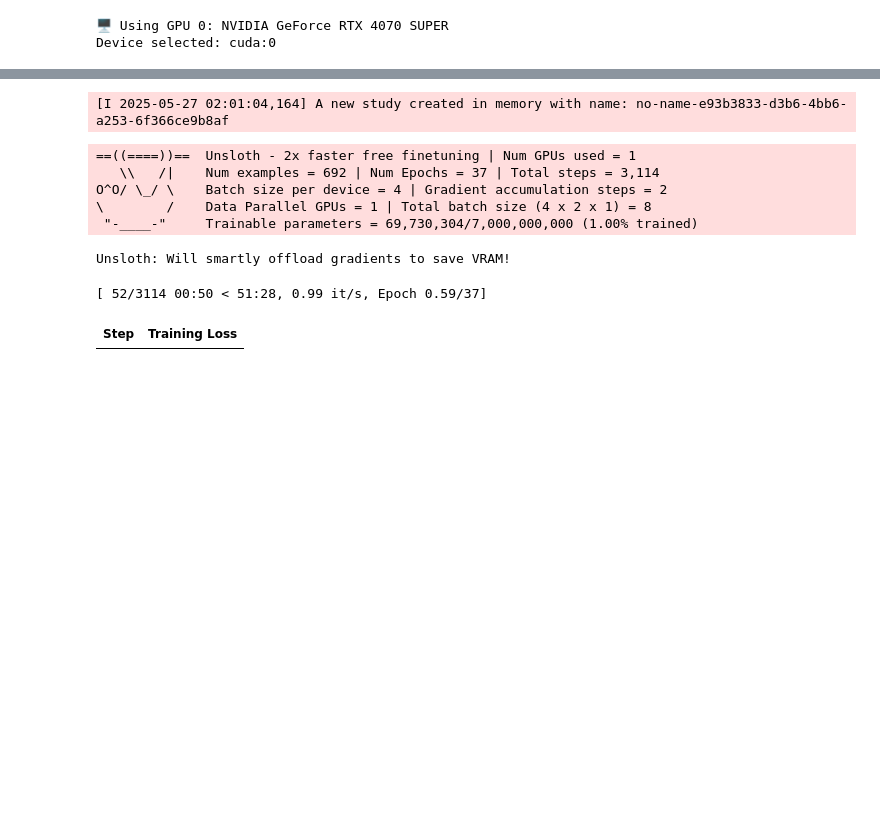
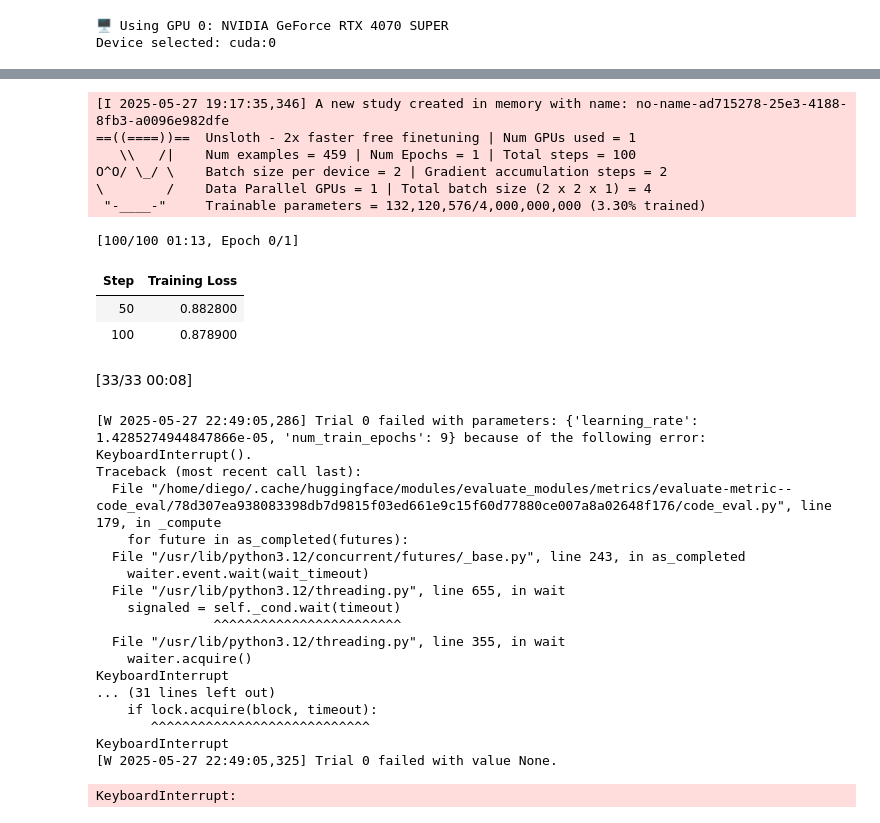
Before and after one commit to Elcasvi/Code-Fixer-LLM-Agent, a Jupyter notebook: fine-tuning-LLM/unsloth-fine-hyper-parameters-tuning.ipynb, the cells around one changed output, grey strips where cells are left out. Saved outputs shown, nothing was run; the diff lists cells and outputs as text; code cells hidden in the pictures; blank space fills up the shorter version.

Commit message:
Add tests file

```diff
--- a/fine-tuning-LLM/unsloth-fine-hyper-parameters-tuning.ipynb
+++ b/fine-tuning-LLM/unsloth-fine-hyper-parameters-tuning.ipynb
@@ -5,7 +5,7 @@ os.environ["TOKENIZERS_PARALLELISM"] = "false"
 os.environ["HF_ALLOW_CODE_EVAL"] = "1"
 # %%
 from datasets import load_dataset
-dataset_path = "dataset/dataset_curation_agent/unit_tests_output.jsonl"
+dataset_path = "dataset/dataset_curation_agent/valid_codes.jsonl"
 dataset = load_dataset("json", data_files=dataset_path, split="train")
 
 dataset = dataset.shuffle(seed=42)
@@ -114,7 +107,7 @@ Device selected: cuda:0
 # %%
 from unsloth import FastLanguageModel
 model, tokenizer = FastLanguageModel.from_pretrained(
-    model_name = "unsloth/Qwen3-1.7B-unsloth-bnb-4bit",
+    model_name = "unsloth/Qwen3-4B-unsloth-bnb-4bit",
     max_seq_length = 512,   # Context length - can be longer, but uses more memory
     load_in_4bit = True,     # 4bit uses much less memory
     load_in_8bit = False,    # A bit more accurate, uses 2x memory
@@ -335,9 +321,10 @@ def objective(trial):
     num_epochs = trial.suggest_int("num_train_epochs", 5, 10)
     batch_size=2
 
-    total_examples = len(train_dataset)
-    steps_per_epoch = total_examples // batch_size
-    max_steps = num_epochs * steps_per_epoch
+    #total_examples = len(train_dataset)
+    #steps_per_epoch = total_examples // batch_size
+    #max_steps = num_epochs * steps_per_epoch
+    max_steps=100
 
     # SFT Config
     config = SFTConfig(
@@ -346,10 +333,10 @@ def objective(trial):
     per_device_train_batch_size=batch_size,
     gradient_accumulation_steps=batch_size,
     num_train_epochs=num_epochs,
-    logging_steps=100,
+    logging_steps=50,
     report_to="none",
     max_steps=max_steps,
-    eval_accumulation_steps=100,
+    eval_accumulation_steps=50,
     )
     trainer = SFTTrainer(
         model=model,  # base or PEFT model
@@ -396,28 +383,48 @@ def objective(trial):
 # %%
 import optuna
 import neptune.integrations.optuna as optuna_utils
 start=time.time()
 neptune_callback = optuna_utils.NeptuneCallback(run=run)
 
 study = optuna.create_study(direction="minimize")
-study.optimize(objective, n_trials=5, callbacks=[neptune_callback], show_progress_bar=True)
+study.optimize(objective, n_trials=1, callbacks=[neptune_callback], show_progress_bar=True)
 end = time.time()
 length = end - start
 
 hours = int(length // 3600)
 minutes = int((length % 3600) // 60)
 seconds = int(length % 60)
 print(f"It took {hours} hours, {minutes} minutes, and {seconds} seconds to train the model!")
 # %% [output]
-[I 2025-05-27 02:01:04,164] A new study created in memory with name: no-name-e93b3833-d3b6-4bb6-a253-6f366ce9b8af
+[I 2025-05-27 19:17:35,346] A new study created in memory with name: no-name-ad715278-25e3-4188-8fb3-a0096e982dfe
+==((====))==  Unsloth - 2x faster free finetuning | Num GPUs used = 1
+   \\   /|    Num examples = 459 | Num Epochs = 1 | Total steps = 100
+O^O/ \_/ \    Batch size per device = 2 | Gradient accumulation steps = 2
+\        /    Data Parallel GPUs = 1 | Total batch size (2 x 2 x 1) = 4
+ "-____-"     Trainable parameters = 132,120,576/4,000,000,000 (3.30% trained)
-==((====))==  Unsloth - 2x faster free finetuning | Num GPUs used = 1
-   \\   /|    Num examples = 692 | Num Epochs = 37 | Total steps = 3,114
-O^O/ \_/ \    Batch size per device = 4 | Gradient accumulation steps = 2
-\        /    Data Parallel GPUs = 1 | Total batch size (4 x 2 x 1) = 8
- "-____-"     Trainable parameters = 69,730,304/7,000,000,000 (1.00% trained)
+[100/100 01:13, Epoch 0/1]
+| Step | Training Loss |
+| 50 | 0.882800 |
+| 100 | 0.878900 |
+[33/33 00:08]
-Unsloth: Will smartly offload gradients to save VRAM!
+[W 2025-05-27 22:49:05,286] Trial 0 failed with parameters: {'learning_rate': 1.4285274944847866e-05, 'num_train_epochs': 9} because of the following error: KeyboardInterrupt().
+Traceback (most recent call last):
+  File "/home/diego/.cache/huggingface/modules/evaluate_modules/metrics/evaluate-metric--code_eval/78d307ea938083398db7d9815f03ed661e9c15f60d77880ce007a8a02648f176/code_eval.py", line 179, in _compute
+    for future in as_completed(futures):
+  File "/usr/lib/python3.12/concurrent/futures/_base.py", line 243, in as_completed
+    waiter.event.wait(wait_timeout)
+  File "/usr/lib/python3.12/threading.py", line 655, in wait
+    signaled = self._cond.wait(timeout)
+               ^^^^^^^^^^^^^^^^^^^^^^^^
+  File "/usr/lib/python3.12/threading.py", line 355, in wait
+    waiter.acquire()
+KeyboardInterrupt
+... (31 lines left out)
+    if lock.acquire(block, timeout):
+       ^^^^^^^^^^^^^^^^^^^^^^^^^^^^
+KeyboardInterrupt
+[W 2025-05-27 22:49:05,325] Trial 0 failed with value None.
-[ 52/3114 00:50 < 51:28, 0.99 it/s, Epoch 0.59/37]
+KeyboardInterrupt:
-| Step | Training Loss |
 # %%
 # Get the best parameters
 best_trial = study.best_trial
```
Also changed, not shown: parts of 9 cells of this notebook, 2 other files.
